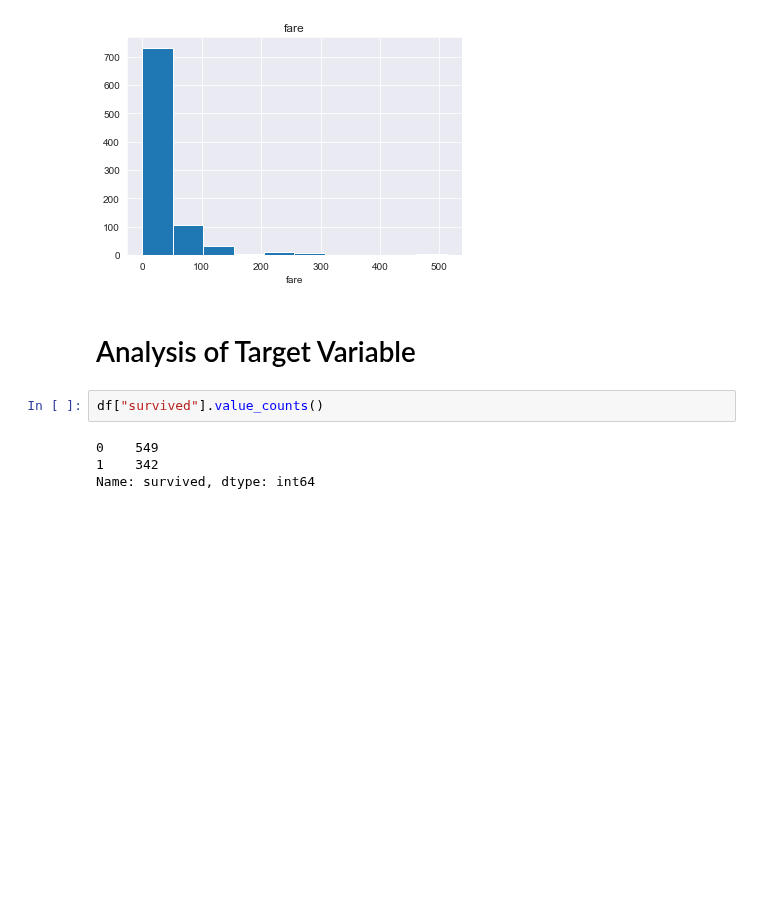
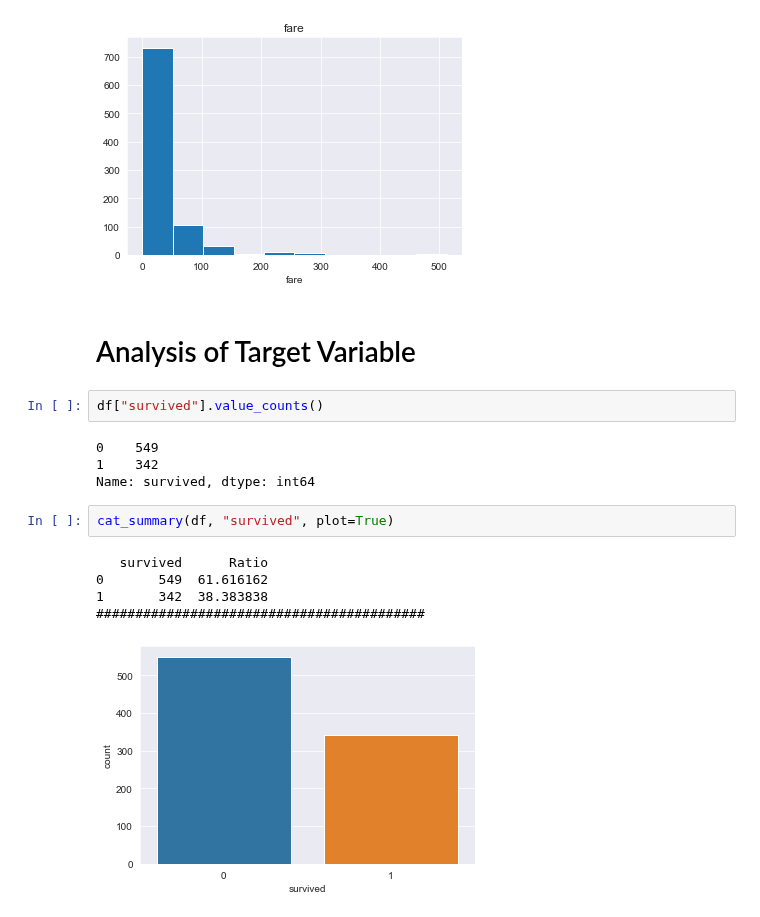
Before and after one commit to batuhanmtl/Pre-Model, a Jupyter notebook: ModulUsageExample2.ipynb, the cells around one changed output. Cells and saved outputs as stored; diff of their text form; blank space fills up the shorter version.

```diff
--- a/ModulUsageExample2.ipynb
+++ b/ModulUsageExample2.ipynb
@@ -226,3 +226,11 @@ df["survived"].value_counts()
 0    549
 1    342
 Name: survived, dtype: int64
+# %%
+cat_summary(df, "survived", plot=True)
+# %% [output]
+   survived      Ratio
+0       549  61.616162
+1       342  38.383838
+##########################################
+[figure, added]
```
